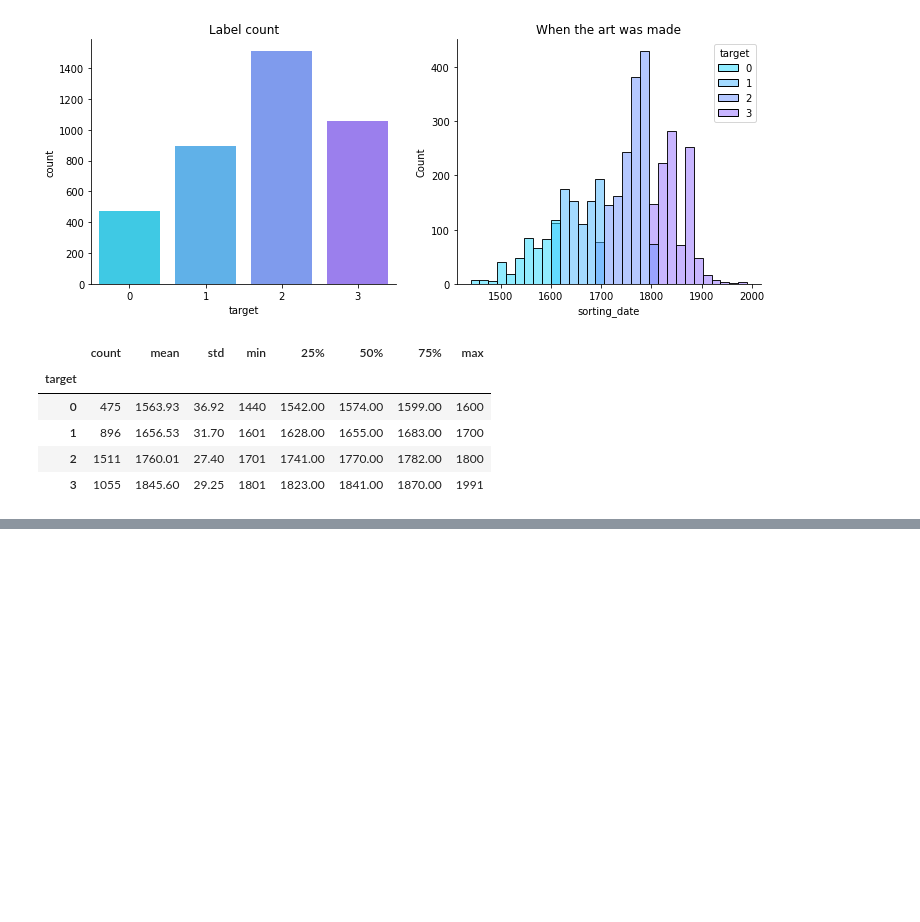
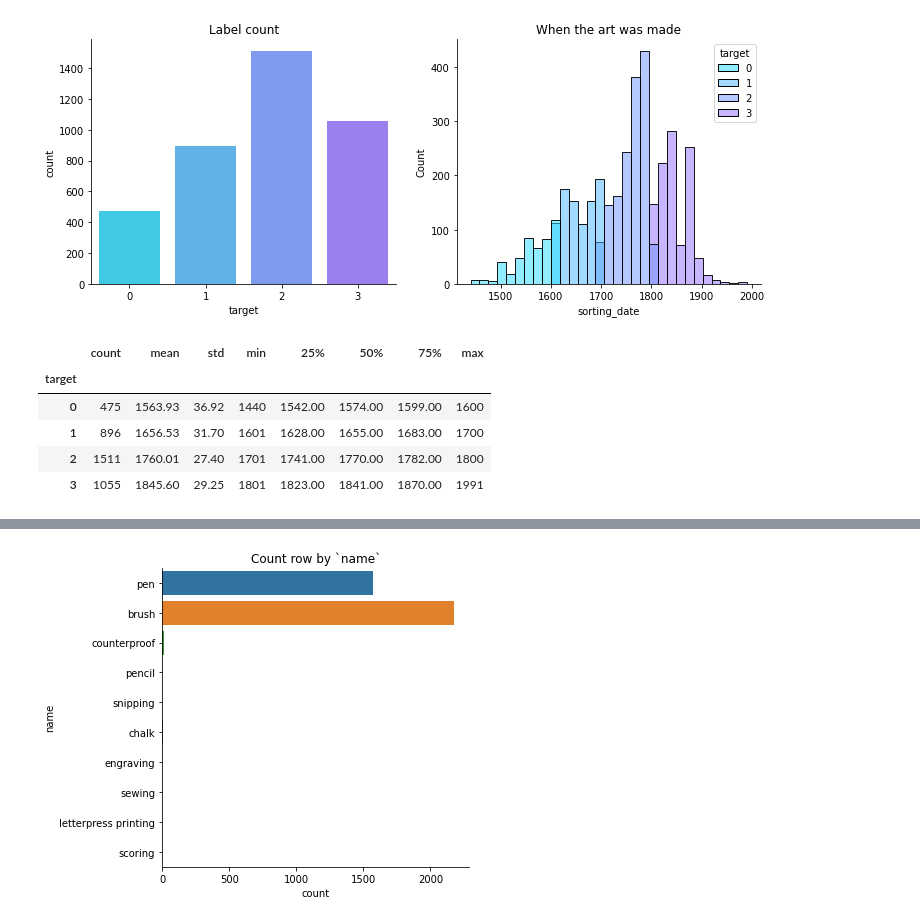
Before and after one commit to yosuke7040/atmacup11, a Jupyter notebook: src/nb004.ipynb, the cells around one changed output, grey strips where cells are left out. Cells and saved outputs as stored; diff of their text form; code cells hidden in the pictures; blank space fills up the shorter version.

```diff
--- a/src/nb004.ipynb
+++ b/src/nb004.ipynb
@@ -174,0 +318,2 @@ sorting_date_stat
+# %%
+techniques = technique_df
@@ -174,0 +348,7 @@ sorting_date_stat
+# %%
+figure = plt.figure(figsize=(5.5, 5.5))
+ax = sns.countplot(data=techniques, y='name')
+ax.set_title('Count row by `name`')
+sns.despine()
+# %% [output]
+[figure, added]
```
Also changed, not shown: parts of 23 cells of this notebook, 16 other files.
